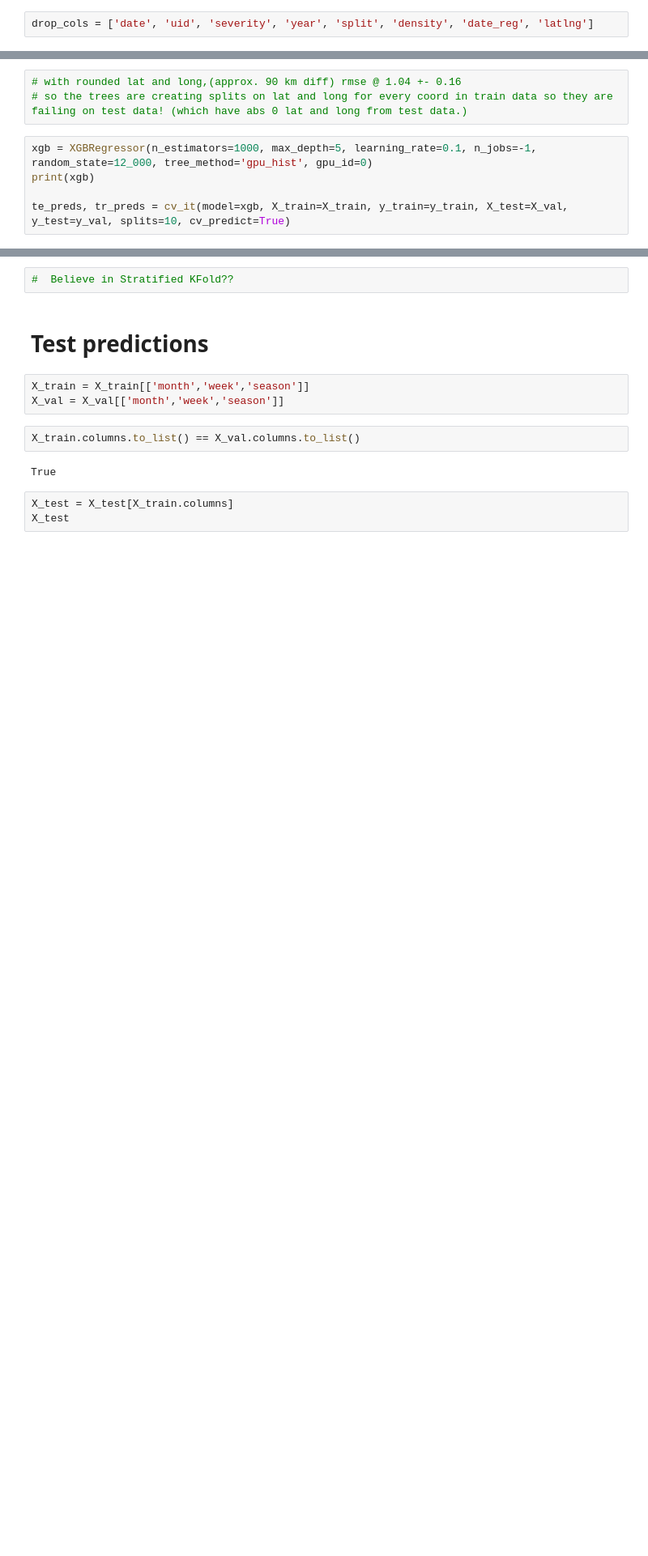
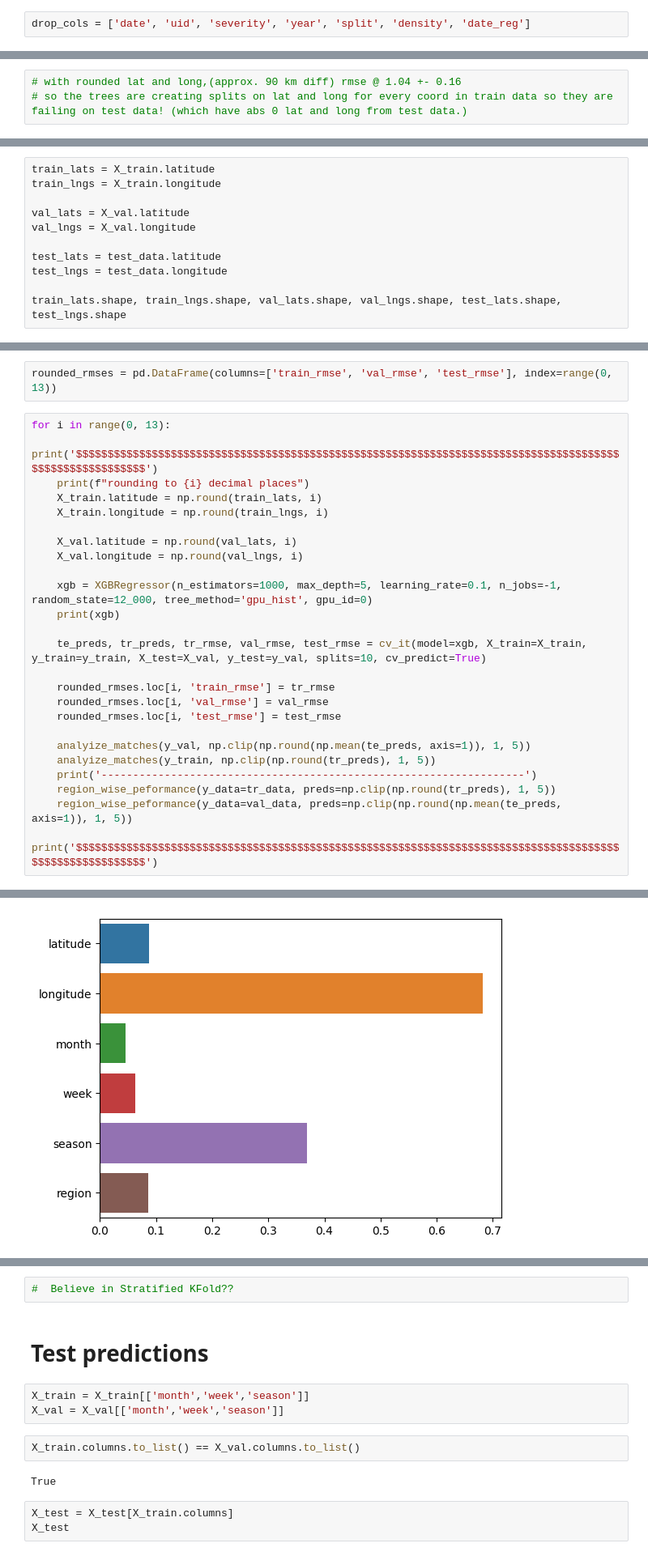
Before and after one commit to k-loki/Algal-bloom-Identification, a Jupyter notebook: notebooks/mt_data_again.ipynb, the cells around one changed output, grey strips where cells are left out. Shown at 81% size. Saved outputs shown, nothing was run; the diff lists cells and outputs as text; blank space fills up the shorter version.

Commit message:
rounded rmses,  even rnding test to 1 dec has 0 % inter with train

```diff
--- a/notebooks/mt_data_again.ipynb
+++ b/notebooks/mt_data_again.ipynb
@@ -470,6 +450,6 @@ Index(['uid', 'latitude', 'longitude', 'date', 'split', 'year', 'month',
       dtype='object')
 # %%
-drop_cols = ['date', 'uid', 'severity', 'year', 'split', 'density', 'date_reg', 'latlng']
+drop_cols = ['date', 'uid', 'severity', 'year', 'split', 'density', 'date_reg']
 # %%
 
 X_train = tr_data.drop(columns=drop_cols)
@@ -505,8 +504,3 @@ X_train.sample(3)
 # %%
 # with rounded lat and long,(approx. 90 km diff) rmse @ 1.04 +- 0.16
 # so the trees are creating splits on lat and long for every coord in train data so they are failing on test data! (which have abs 0 lat and long from test data.)
-# %%
-xgb = XGBRegressor(n_estimators=1000, max_depth=5, learning_rate=0.1, n_jobs=-1, random_state=12_000, tree_method='gpu_hist', gpu_id=0)
-print(xgb)
-
-te_preds, tr_preds = cv_it(model=xgb, X_train=X_train, y_train=y_train, X_test=X_val, y_test=y_val, splits=10, cv_predict=True)
@@ -575,0 +511,11 @@ weighted avg       0.85      0.89      0.86       569
+# %%
+train_lats = X_train.latitude
+train_lngs = X_train.longitude
+
+val_lats = X_val.latitude
+val_lngs = X_val.longitude
+
+test_lats = test_data.latitude
+test_lngs = test_data.longitude
+
+train_lats.shape, train_lngs.shape, val_lats.shape, val_lngs.shape, test_lats.shape, test_lngs.shape
@@ -575,0 +524,28 @@ weighted avg       0.85      0.89      0.86       569
+# %%
+rounded_rmses = pd.DataFrame(columns=['train_rmse', 'val_rmse', 'test_rmse'], index=range(0, 13))
+# %%
+for i in range(0, 13):
+    print('$$$$$$$$$$$$$$$$$$$$$$$$$$$$$$$$$$$$$$$$$$$$$$$$$$$$$$$$$$$$$$$$$$$$$$$$$$$$$$$$$$$$$$$$$$$$$$$$$$$$$$$$')
+    print(f"rounding to {i} decimal places")
+    X_train.latitude = np.round(train_lats, i)
+    X_train.longitude = np.round(train_lngs, i)
+
+    X_val.latitude = np.round(val_lats, i)
+    X_val.longitude = np.round(val_lngs, i)
+
+    xgb = XGBRegressor(n_estimators=1000, max_depth=5, learning_rate=0.1, n_jobs=-1, random_state=12_000, tree_method='gpu_hist', gpu_id=0)
+    print(xgb)
+
+    te_preds, tr_preds, tr_rmse, val_rmse, test_rmse = cv_it(model=xgb, X_train=X_train, y_train=y_train, X_test=X_val, y_test=y_val, splits=10, cv_predict=True)
+
+    rounded_rmses.loc[i, 'train_rmse'] = tr_rmse
+    rounded_rmses.loc[i, 'val_rmse'] = val_rmse
+    rounded_rmses.loc[i, 'test_rmse'] = test_rmse
+
+    analyize_matches(y_val, np.clip(np.round(np.mean(te_preds, axis=1)), 1, 5))
+    analyize_matches(y_train, np.clip(np.round(tr_preds), 1, 5))
+    print('-------------------------------------------------------------------')
+    region_wise_peformance(y_data=tr_data, preds=np.clip(np.round(tr_preds), 1, 5))
+    region_wise_peformance(y_data=val_data, preds=np.clip(np.round(np.mean(te_preds, axis=1)), 1, 5))
+    print('$$$$$$$$$$$$$$$$$$$$$$$$$$$$$$$$$$$$$$$$$$$$$$$$$$$$$$$$$$$$$$$$$$$$$$$$$$$$$$$$$$$$$$$$$$$$$$$$$$$$$$$$')
+# %% [output]
@@ -575,0 +569 @@ weighted avg       0.85      0.89      0.86       569
+[figure, added]
```
Also changed, not shown: parts of 18 cells of this notebook.
